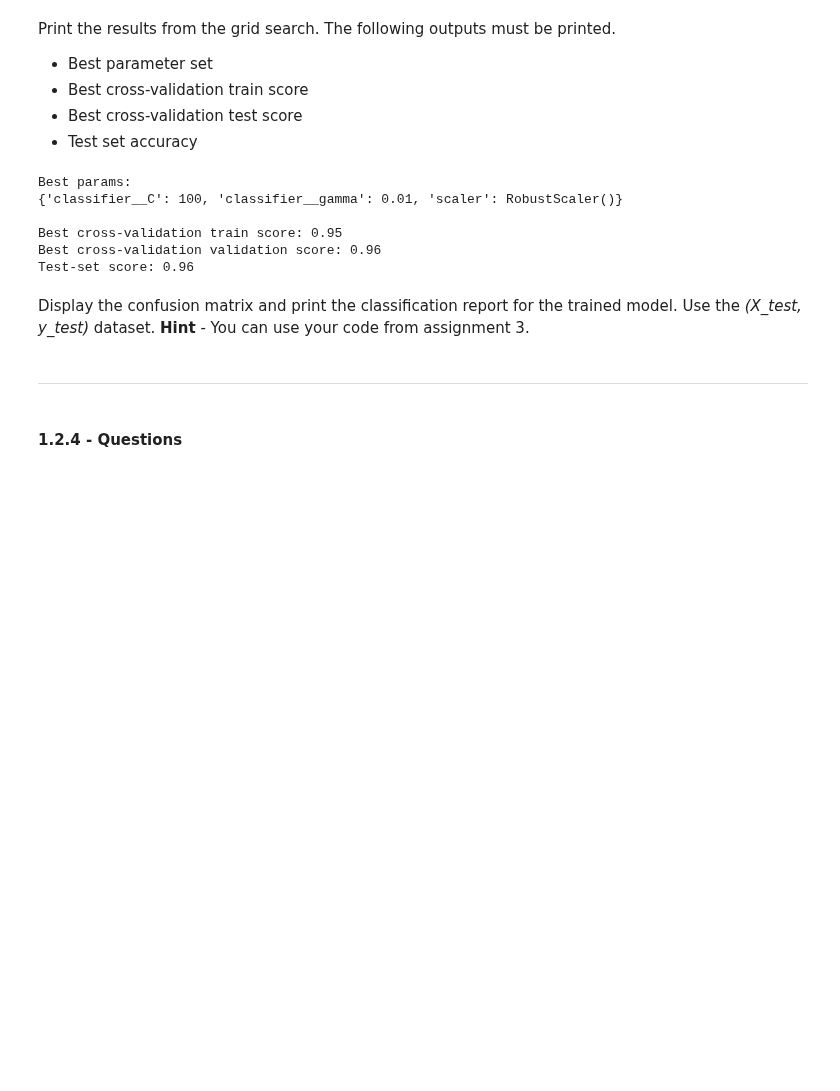
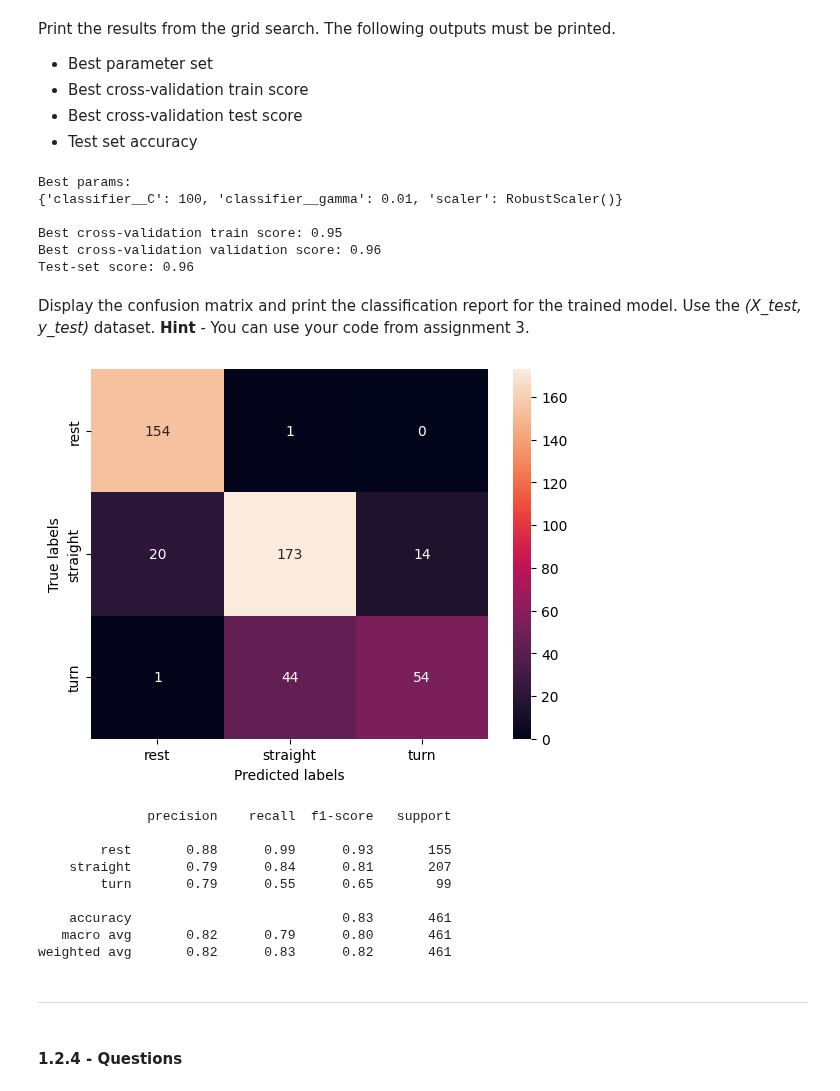
Before and after one commit to ChisomOnyeukwu/engg680_2024_fall, a Jupyter notebook: Lab_Assignment4/Assignment 4.ipynb, the cells around one changed output. Cells and saved outputs as stored; diff of their text form; code cells hidden in the pictures; blank space fills up the shorter version.

```diff
--- a/Lab_Assignment4/Assignment 4.ipynb
+++ b/Lab_Assignment4/Assignment 4.ipynb
@@ -224,3 +221,27 @@ Display the confusion matrix and print the classification report for the trained
+# %%
+# TODO - Display confusion matrix and print classification report for (X_test, y_test)
+y_pred = grid.predict(X_test)
+
+cm = confusion_matrix(y_test, grid.predict(X_test))
+
+sns.heatmap(cm, xticklabels=grid.classes_, yticklabels=grid.classes_, annot=True, fmt='d')
+plt.xlabel('Predicted labels')
+plt.ylabel('True labels')
+plt.show()
+
+print(classification_report(y_test, grid.predict(X_test)))
+# (2 marks)
+# %% [output]
+[figure, added]
+              precision    recall  f1-score   support
+
+        rest       0.88      0.99      0.93       155
+    straight       0.79      0.84      0.81       207
+        turn       0.79      0.55      0.65        99
+
+    accuracy                           0.83       461
+   macro avg       0.82      0.79      0.80       461
+weighted avg       0.82      0.83      0.82       461
 # %% [markdown]
 ___
 # %% [markdown]
```
Also changed, not shown: parts of 23 cells of this notebook.
